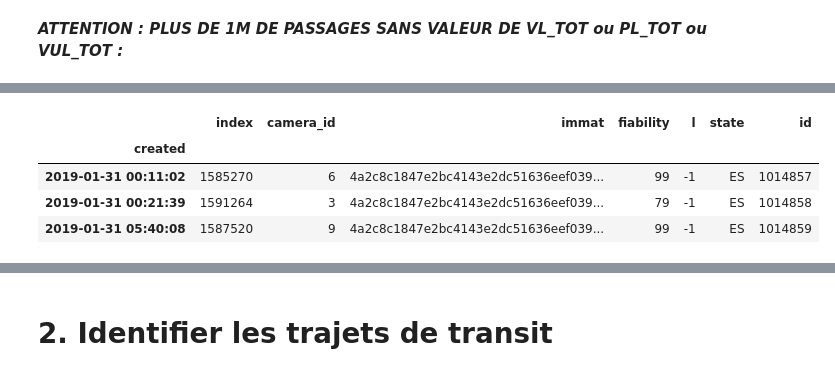
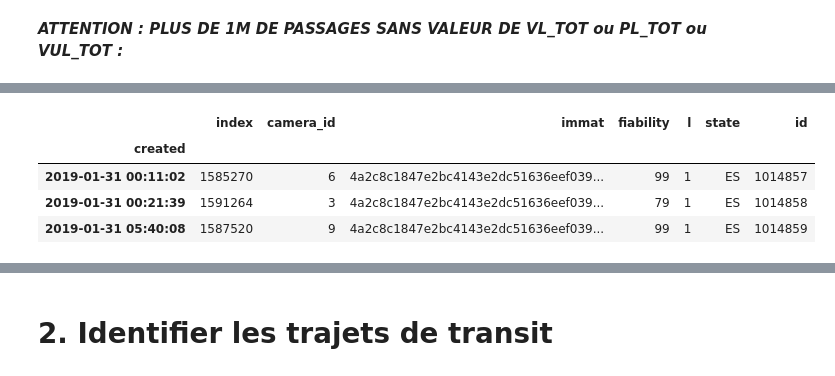
Before and after one commit to nantodevison/lapi, a Jupyter notebook: Carto_Lapi/Analyse/Donnees_postraitees.ipynb, the cells around one changed output, grey strips where cells are left out. Drawn from its saved outputs; the diff is of its cells as text; code cells hidden in the pictures.

```diff
--- a/Carto_Lapi/Analyse/Donnees_postraitees.ipynb
+++ b/Carto_Lapi/Analyse/Donnees_postraitees.ipynb
@@ -15,7 +15,8 @@ import altair as alt
 import datetime as dt
 pd.set_option('display.max_colwidth', 1000)
 pd.set_option('display.max_columns', 500)
-import os, math
+pd.set_option('display.max_rows', 500)
+import os, math, re
 from sklearn.cluster import DBSCAN
 # %% [output]
 The autoreload extension is already loaded. To reload it, use:
@@ -90,10 +136,10 @@ df_immat.loc[df_immat['immatriculation']=='4a2c8c1847e2bc4143e2dc51636eef0391822
 | 2643381 | 770228 | 4a2c8c1847e2bc4143e2dc51636eef039... | 0 | 0 | 0 | 0 | 0 | 1 | ... |
 # %%
 #localisation dans le fichier des passages
-df_passages2.loc[df_passages2['immat']=='4a2c8c1847e2bc4143e2dc51636eef039182203c']
+df_passages3.loc[df_passages3['immat']=='4a2c8c1847e2bc4143e2dc51636eef039182203c']
 # %% [output]
 |  | index | camera_id | immat | fiability | l | state | id |
 | created |  |  |  |  |  |  |  |
-| 2019-01-31 00:11:02 | 1585270 | 6 | 4a2c8c1847e2bc4143e2dc51636eef039... | 99 | -1 | ES | 1014857 |
-| 2019-01-31 00:21:39 | 1591264 | 3 | 4a2c8c1847e2bc4143e2dc51636eef039... | 79 | -1 | ES | 1014858 |
-| 2019-01-31 05:40:08 | 1587520 | 9 | 4a2c8c1847e2bc4143e2dc51636eef039... | 99 | -1 | ES | 1014859 |
+| 2019-01-31 00:11:02 | 1585270 | 6 | 4a2c8c1847e2bc4143e2dc51636eef039... | 99 | 1 | ES | 1014857 |
+| 2019-01-31 00:21:39 | 1591264 | 3 | 4a2c8c1847e2bc4143e2dc51636eef039... | 79 | 1 | ES | 1014858 |
+| 2019-01-31 05:40:08 | 1587520 | 9 | 4a2c8c1847e2bc4143e2dc51636eef039... | 99 | 1 | ES | 1014859 |
```
Also changed, not shown: parts of 38 cells of this notebook, 1 other file.
